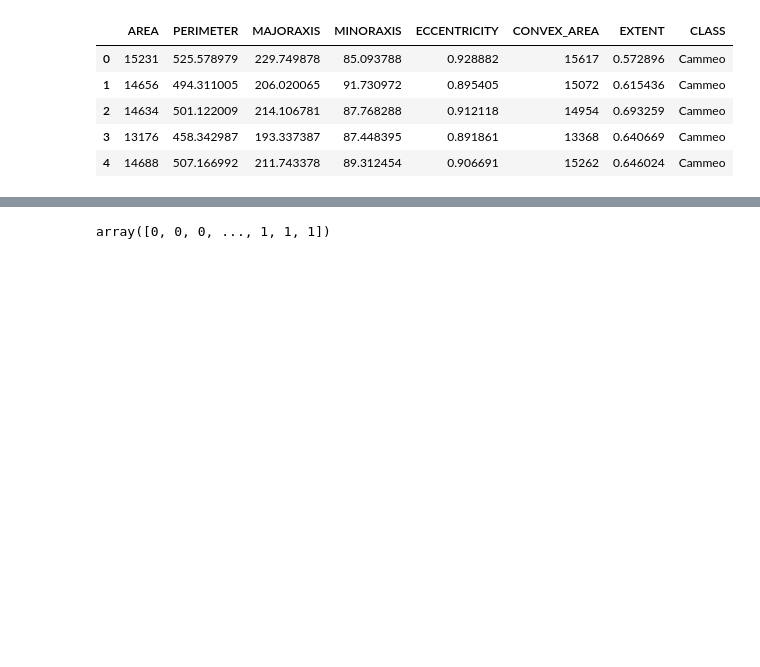
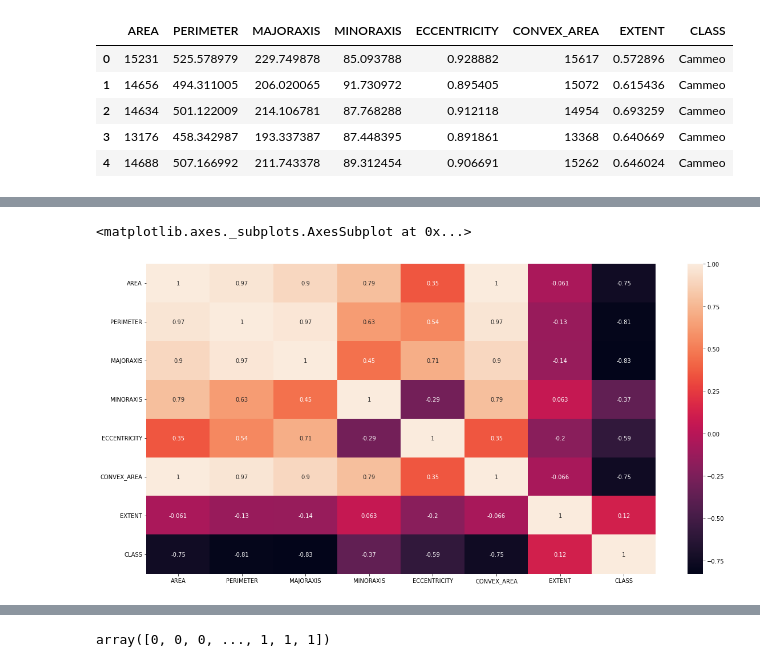
Before and after one commit to ssharanyab/Rice-Classification, a Jupyter notebook: Rice_Classification_SVM.ipynb, the cells around one changed output, grey strips where cells are left out. Saved outputs shown, nothing was run; the diff lists cells and outputs as text; code cells hidden in the pictures; blank space fills up the shorter version.

```diff
--- a/Rice_Classification_SVM.ipynb
+++ b/Rice_Classification_SVM.ipynb
@@ -29,3 +32,13 @@ df.corr()
 | ECCENTRICITY | 0.352095 | 0.544601 | 0.710897 | -0.291683 | 1.000000 | 0.352716 | -0.198580 |
 | CONVEX_AREA | 0.998939 | 0.969937 | 0.903381 | 0.787318 | 0.352716 | 1.000000 | -0.065826 |
 | EXTENT | -0.061184 | -0.130923 | -0.139562 | 0.063366 | -0.198580 | -0.065826 | 1.000000 |
+# %%
+df['CLASS'].replace('Cammeo', 0,inplace=True)
+df['CLASS'].replace('Osmancik', 1,inplace=True)
+
+
+plt.figure(figsize=(20, 10))
+sns.heatmap(df.corr(), annot=True)
+# %% [output]
+<matplotlib.axes._subplots.AxesSubplot at 0x...>
+[figure, added]
```
Also changed, not shown: parts of 14 cells of this notebook.
